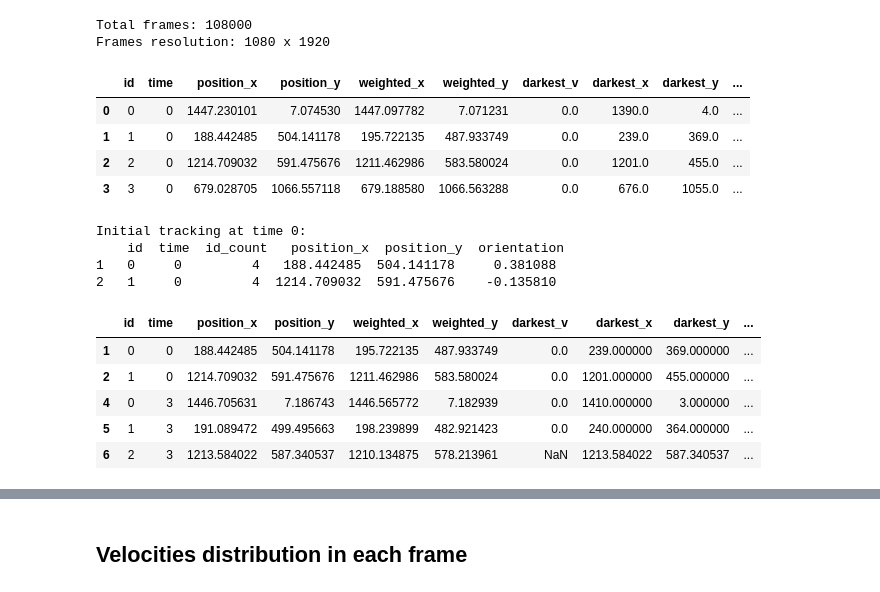
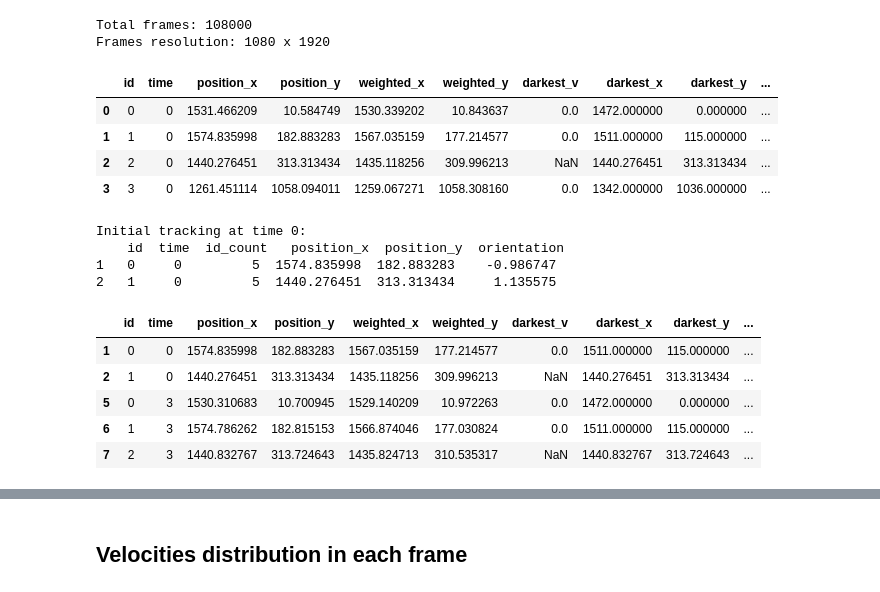
Before and after one commit to fsabrilb/High_Order_Interactions, a Jupyter notebook: tracking_videos/scripts/clustering_particles.ipynb, the cells around one changed output, grey strips where cells are left out. Drawn from its saved outputs; the diff is of its cells as text; code cells hidden in the pictures.

```diff
--- a/tracking_videos/scripts/clustering_particles.ipynb
+++ b/tracking_videos/scripts/clustering_particles.ipynb
@@ -28,7 +28,7 @@ output_path = "../output_files"
 log_path = "../logs"
 input_generation_date = "2025-02-18"
 
-video_name = "2n_2m_0f_230523_1"
+video_name = "2n_2m_0f_230523_2"
 n_particles = int(video_name[0])
 save_figures = True
 save_tracking = True
@@ -72,41 +72,41 @@ if "coords_x" in df_tracked.columns:
 df_tracked.sort_values(["time", "id"]).head(2 * n_particles)
 # %% [output]
 |  | id | time | position_x | position_y | weighted_x | weighted_y | darkest_v | darkest_x | darkest_y | ... |
-| 0 | 0 | 0 | 1447.230101 | 7.074530 | 1447.097782 | 7.071231 | 0.0 | 1390.0 | 4.0 | ... |
-| 1 | 1 | 0 | 188.442485 | 504.141178 | 195.722135 | 487.933749 | 0.0 | 239.0 | 369.0 | ... |
-| 2 | 2 | 0 | 1214.709032 | 591.475676 | 1211.462986 | 583.580024 | 0.0 | 1201.0 | 455.0 | ... |
-| 3 | 3 | 0 | 679.028705 | 1066.557118 | 679.188580 | 1066.563288 | 0.0 | 676.0 | 1055.0 | ... |
+| 0 | 0 | 0 | 1531.466209 | 10.584749 | 1530.339202 | 10.843637 | 0.0 | 1472.000000 | 0.000000 | ... |
+| 1 | 1 | 0 | 1574.835998 | 182.883283 | 1567.035159 | 177.214577 | 0.0 | 1511.000000 | 115.000000 | ... |
+| 2 | 2 | 0 | 1440.276451 | 313.313434 | 1435.118256 | 309.996213 | NaN | 1440.276451 | 313.313434 | ... |
+| 3 | 3 | 0 | 1261.451114 | 1058.094011 | 1259.067271 | 1058.308160 | 0.0 | 1342.000000 | 1036.000000 | ... |
 # %%
 # Manual Setup for time = 0
 tracking_0 = df_tracked[df_tracked["time"] == 0]
 if tracking_0.shape[0] != n_particles:
     # Manual fitting of initial time tracking
     tracking_0 = tracking_0.drop_duplicates(subset=["id"], keep="first")
     tracking_0 = tracking_0[tracking_0["id"].isin([1, 2])]
     tracking_0["id"] = np.arange(n_particles)
     tracking_0["orientation"] = np.array([
         -tracking_0["orientation"].values[0],
-        -tracking_0["orientation"].values[1]
+        tracking_0["orientation"].values[1]
     ])
 
     cols = ["id", "time", "id_count", "position_x", "position_y", "orientation"]
     print("Initial tracking at time 0:\n", tracking_0[cols])
 
     # Replace the manual setting
     df_tracked = pd.concat([
         tracking_0,
         df_tracked[df_tracked["time"] != 0]
     ]).sort_values(["id", "time"])
 
 df_tracked.sort_values(["time", "id"]).head(2 * n_particles + 1)
 # %% [output]
 Initial tracking at time 0:
     id  time  id_count   position_x  position_y  orientation
-1   0     0         4   188.442485  504.141178     0.381088
-2   1     0         4  1214.709032  591.475676    -0.135810
+1   0     0         5  1574.835998  182.883283    -0.986747
+2   1     0         5  1440.276451  313.313434     1.135575
 |  | id | time | position_x | position_y | weighted_x | weighted_y | darkest_v | darkest_x | darkest_y | ... |
-| 1 | 0 | 0 | 188.442485 | 504.141178 | 195.722135 | 487.933749 | 0.0 | 239.000000 | 369.000000 | ... |
-| 2 | 1 | 0 | 1214.709032 | 591.475676 | 1211.462986 | 583.580024 | 0.0 | 1201.000000 | 455.000000 | ... |
-| 4 | 0 | 3 | 1446.705631 | 7.186743 | 1446.565772 | 7.182939 | 0.0 | 1410.000000 | 3.000000 | ... |
-| 5 | 1 | 3 | 191.089472 | 499.495663 | 198.239899 | 482.921423 | 0.0 | 240.000000 | 364.000000 | ... |
-| 6 | 2 | 3 | 1213.584022 | 587.340537 | 1210.134875 | 578.213961 | NaN | 1213.584022 | 587.340537 | ... |
+| 1 | 0 | 0 | 1574.835998 | 182.883283 | 1567.035159 | 177.214577 | 0.0 | 1511.000000 | 115.000000 | ... |
+| 2 | 1 | 0 | 1440.276451 | 313.313434 | 1435.118256 | 309.996213 | NaN | 1440.276451 | 313.313434 | ... |
+| 5 | 0 | 3 | 1530.310683 | 10.700945 | 1529.140209 | 10.972263 | 0.0 | 1472.000000 | 0.000000 | ... |
+| 6 | 1 | 3 | 1574.786262 | 182.815153 | 1566.874046 | 177.030824 | 0.0 | 1511.000000 | 115.000000 | ... |
+| 7 | 2 | 3 | 1440.832767 | 313.724643 | 1435.824713 | 310.535317 | NaN | 1440.832767 | 313.724643 | ... |
```
Also changed, not shown: parts of 10 cells of this notebook, 2 other files.
